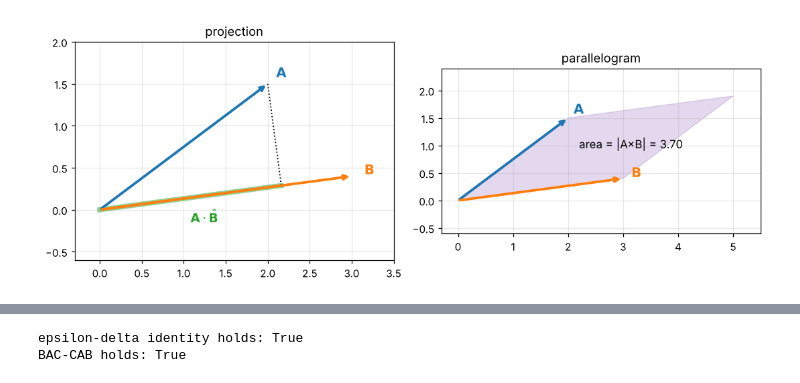
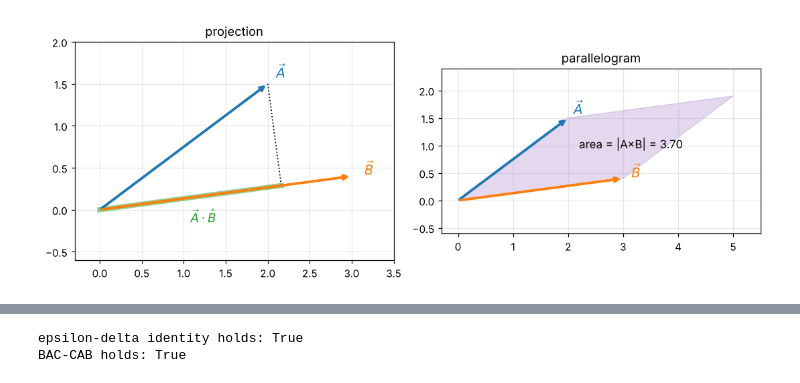
Before and after one commit to Physics-Enjoyer/physics-texts, a Jupyter notebook: level2-book/math/01-vectors-odes.ipynb, the cells around one changed output, grey strips where cells are left out. Drawn from its saved outputs; the diff is of its cells as text; code cells hidden in the pictures.

```diff
--- a/level2-book/math/01-vectors-odes.ipynb
+++ b/level2-book/math/01-vectors-odes.ipynb
@@ -68,31 +69,31 @@ Its direction is perpendicular to both factors, set by the right-hand rule, and
 # %%
 #| label: fig-dot-cross
 #| caption: Left, the dot product as a projection, the shadow of A on the direction of B. Right, the magnitude of the cross product as the area of the parallelogram spanned by A and B.
 A = np.array([2.0, 1.5]); B = np.array([3.0, 0.4])
 Bhat = B / np.linalg.norm(B)
 proj = (A @ Bhat) * Bhat
 
 fig, axes = plt.subplots(1, 2, figsize=(10, 4))
 ax = axes[0]
-for v, c, lab in [(A, "tab:blue", r"$\mathbf{A}$"), (B, "tab:orange", r"$\mathbf{B}$")]:
+for v, c, lab in [(A, "tab:blue", r"$\vec{A}$"), (B, "tab:orange", r"$\vec{B}$")]:
     ax.annotate("", xy=v, xytext=(0, 0), arrowprops=dict(arrowstyle="->", color=c, lw=2.5))
     ax.text(*(v * 1.05), lab, color=c, fontsize=13)
 ax.plot([A[0], proj[0]], [A[1], proj[1]], "k:", lw=1.2)
 ax.plot([0, proj[0]], [0, proj[1]], color="tab:green", lw=5, alpha=0.5)
-ax.text(proj[0] / 2, proj[1] / 2 - 0.3, r"$\mathbf{A}\cdot\hat{\mathbf{B}}$", color="tab:green", fontsize=12)
+ax.text(proj[0] / 2, proj[1] / 2 - 0.3, r"$\vec{A}\cdot\hat{B}$", color="tab:green", fontsize=12)
 ax.set_xlim(-0.3, 3.5); ax.set_ylim(-0.6, 2); ax.set_aspect("equal"); ax.set_title("projection")
 
 ax = axes[1]
 ax.fill([0, A[0], A[0] + B[0], B[0]], [0, A[1], A[1] + B[1], B[1]], color="tab:purple", alpha=0.25)
-for v, c, lab in [(A, "tab:blue", r"$\mathbf{A}$"), (B, "tab:orange", r"$\mathbf{B}$")]:
+for v, c, lab in [(A, "tab:blue", r"$\vec{A}$"), (B, "tab:orange", r"$\vec{B}$")]:
     ax.annotate("", xy=v, xytext=(0, 0), arrowprops=dict(arrowstyle="->", color=c, lw=2.5))
     ax.text(*(v * 1.05), lab, color=c, fontsize=13)
 area = abs(A[0] * B[1] - A[1] * B[0])
 ax.text(2.2, 0.95, f"area = |A×B| = {area:.2f}", fontsize=11)
 ax.set_xlim(-0.3, 5.5); ax.set_ylim(-0.6, 2.4); ax.set_aspect("equal"); ax.set_title("parallelogram")
 plt.tight_layout(); plt.show()
 # %% [output]
-[figure, old version]
+[figure, new version]
 # %% [markdown]
 ### Index notation
 
```
Also changed, not shown: parts of 12 cells of this notebook, 30 other files.
